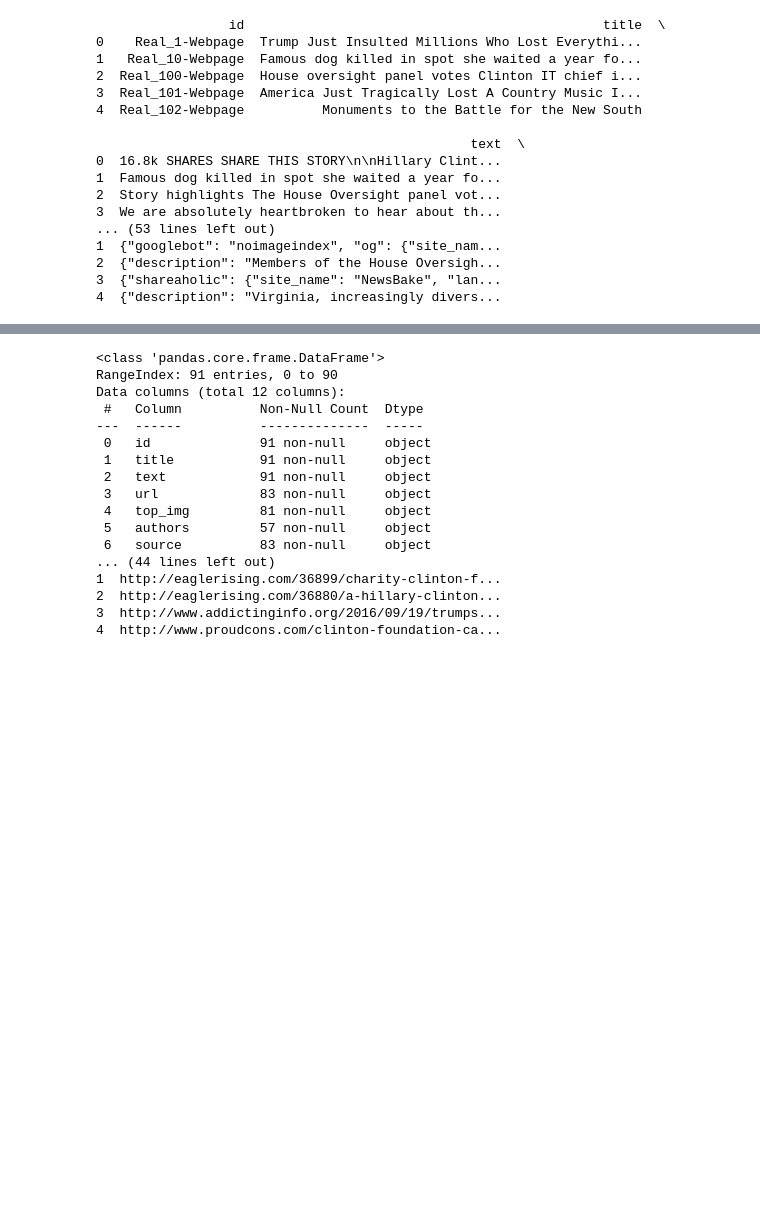
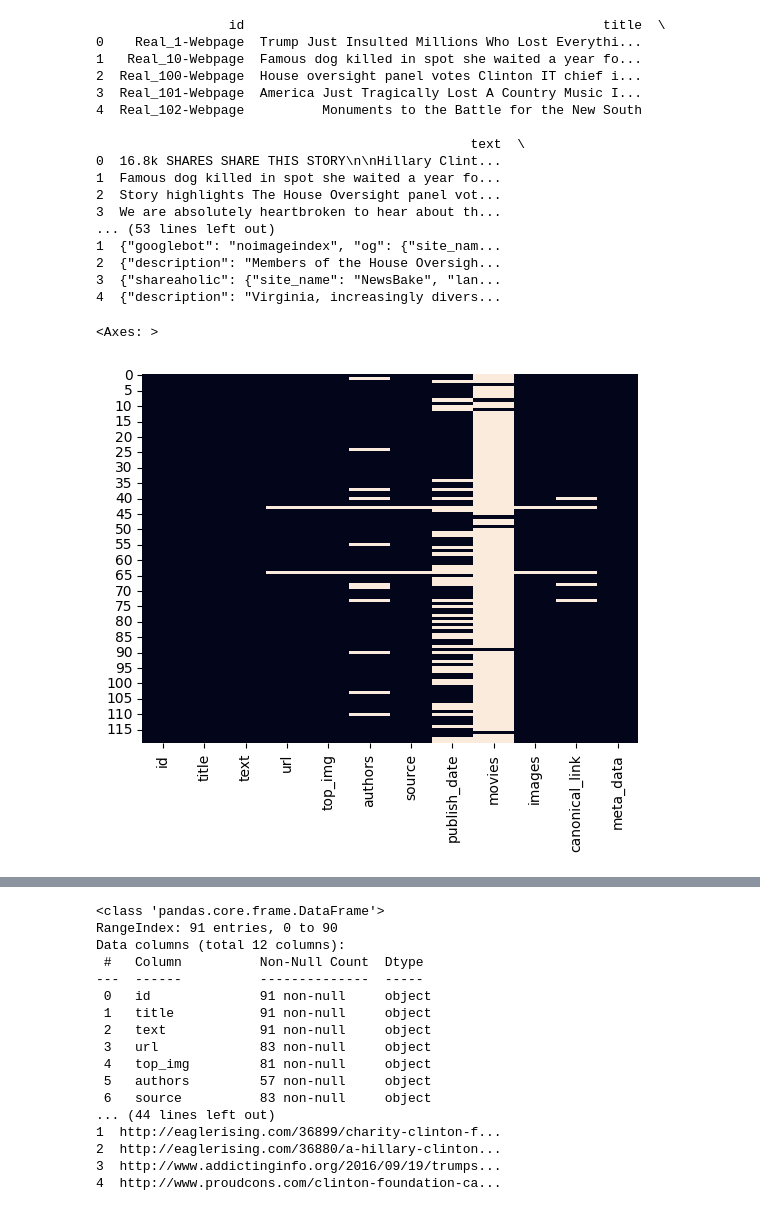
Before and after one commit to bjduva456/cs350_fake_news_project, a Jupyter notebook: data_cleaning.ipynb, the cells around one changed output, grey strips where cells are left out. Saved outputs shown, nothing was run; the diff lists cells and outputs as text; code cells hidden in the pictures; blank space fills up the shorter version.

Commit message:
added heatmaps of null values

```diff
--- a/data_cleaning.ipynb
+++ b/data_cleaning.ipynb
@@ -123,3 +123,10 @@ print(politifact_real_news.head())
 2  {"description": "Members of the House Oversigh...
 3  {"shareaholic": {"site_name": "NewsBake", "lan...
 4  {"description": "Virginia, increasingly divers...
+# %%
+import seaborn as sns
+
+sns.heatmap(politifact_fake_news.isnull(), cbar=False)
+# %% [output]
+<Axes: >
+[figure, added]
```
Also changed, not shown: parts of 4 cells of this notebook.
